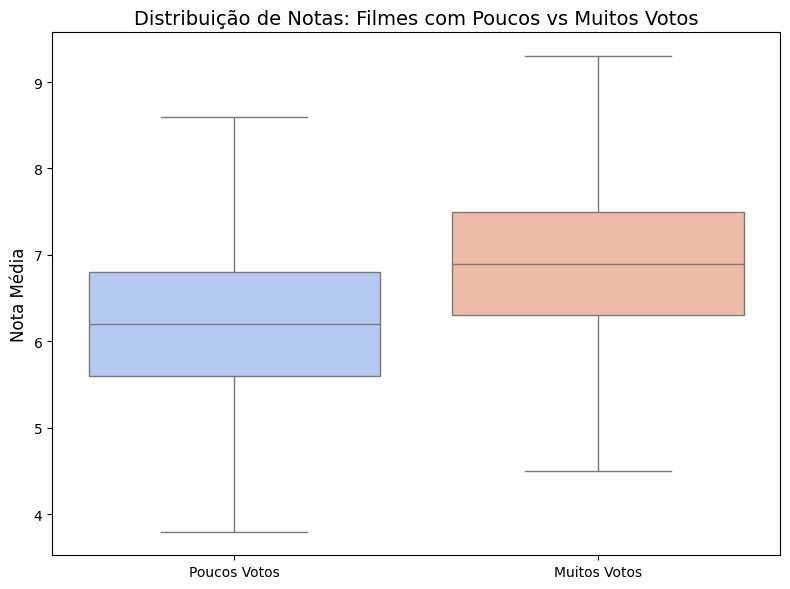
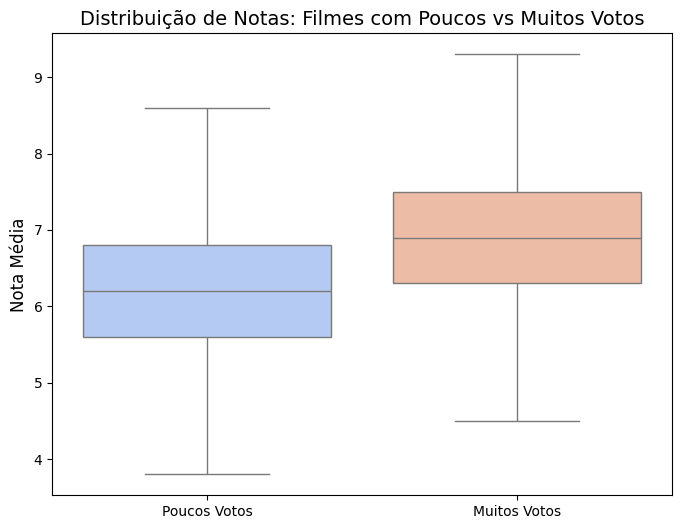
Unified diff of the notebook cell whose output changed from the first chart to the second:
--- before
+++ after
@@ -14,4 +14,3 @@
 plt.title('Distribuição de Notas: Filmes com Poucos vs Muitos Votos', fontsize=14)
 plt.legend().remove()
-plt.tight_layout()
 plt.show()

Commit: modificações nas visualizações